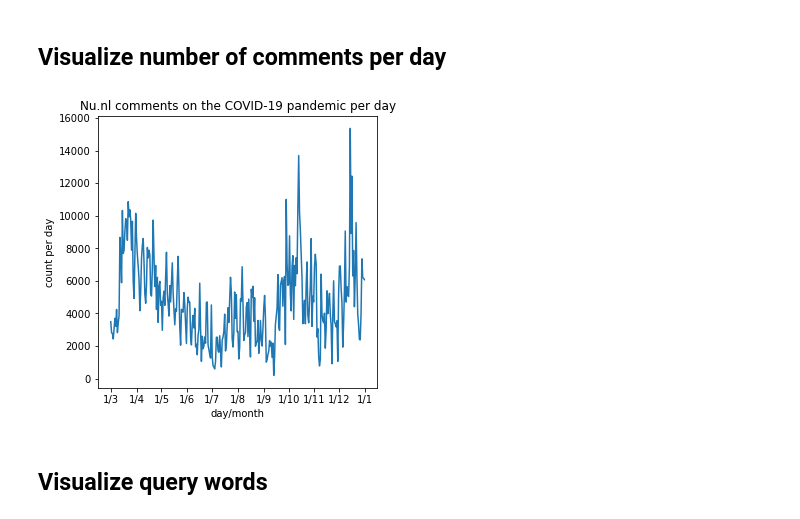
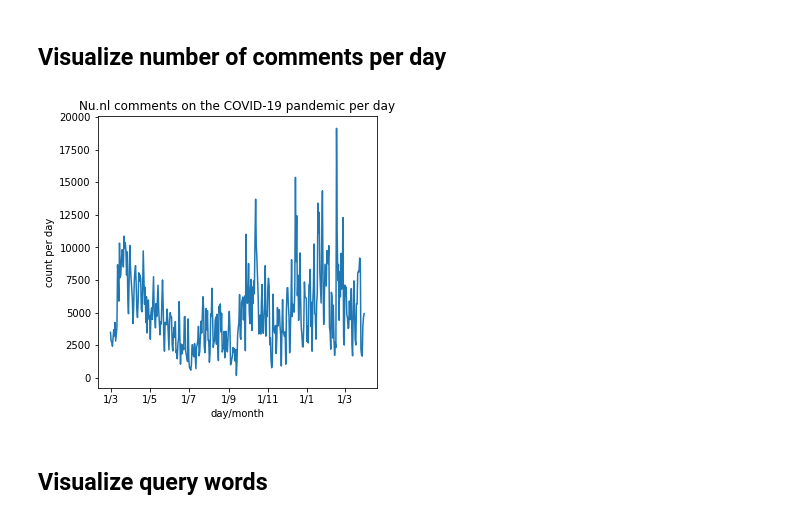
Before and after one commit to puregome/notebooks, a Jupyter notebook: nunl-convert-data.ipynb, the cells around one changed output. Cells and saved outputs as stored; diff of their text form; code cells hidden in the pictures.

```diff
--- a/nunl-convert-data.ipynb
+++ b/nunl-convert-data.ipynb
@@ -134,25 +156,25 @@ for hourString in sorted(dataPerHour.keys()):
 # %%
 DATEFORMATDAY = "%Y%m%d"
 PLOTFILENAME = "frequency-nunl.png"
 COMBINEDDAYS = 1
 FIRSTDATE = "20200301"
-FINALDATE = "20201231"
+FINALDATE = "20210331"
 
 x = [datetime.datetime.strptime(d,DATEFORMATDAY) for d in countsPerDate if d >= FIRSTDATE and d <= FINALDATE]
 y = [countsPerDate[d] for d in countsPerDate if d >= FIRSTDATE and d <= FINALDATE]
 
 fig,ax = plt.subplots(figsize=(5,5))
 plt.plot_date(x,movingAverage(y,COMBINEDDAYS),fmt="-")
 plt.xlabel("day/month")
 plt.ylabel("count per day")
 title = "Nu.nl comments on the COVID-19 pandemic per day"
 if COMBINEDDAYS > 1: title += f" (average over {COMBINED} days)"
 plt.title(title)
 ax.xaxis.set_major_formatter(mdates.DateFormatter("%-d/%-m"))
 plt.savefig(PLOTFILENAME)
 plt.show()
 # %% [output]
-[figure, old version]
+[figure, new version]
 # %% [markdown]
 ## Visualize query words
 # %%
```
Also changed, not shown: parts of 9 cells of this notebook, 3 other files.
